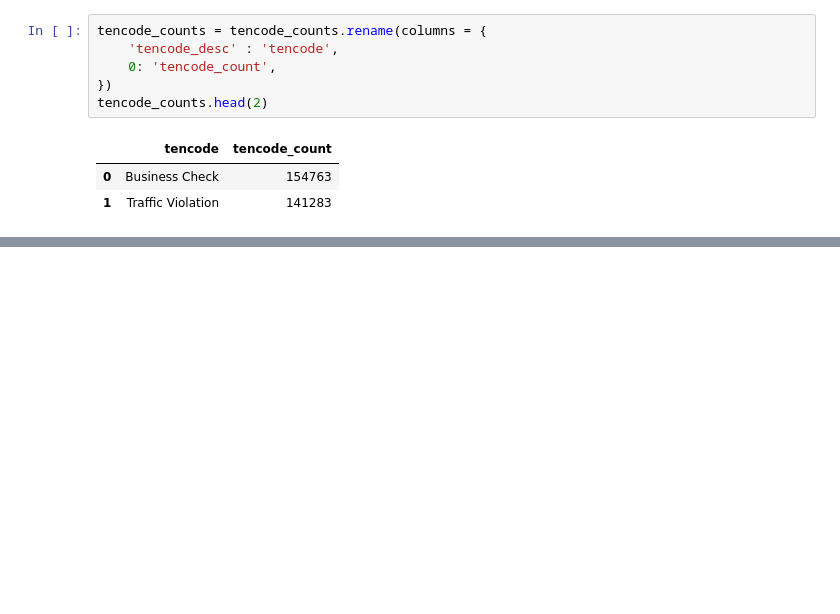
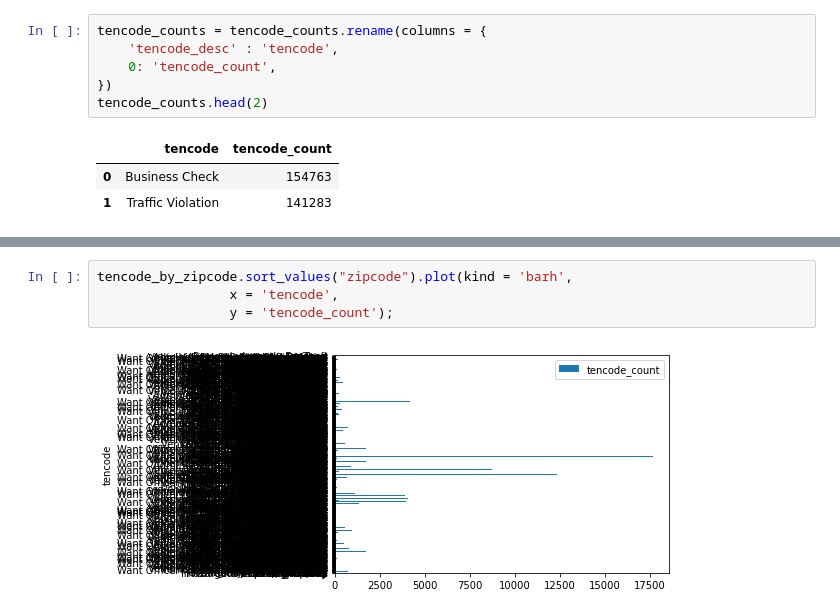
Before and after one commit to theheatherlwalker/NSS-Analytics-Jumpstart-2022-06, a Jupyter notebook: notebooks/hwalker_jumpstart_analysis.ipynb, the cells around one changed output, grey strips where cells are left out. Cells and saved outputs as stored; diff of their text form; blank space fills up the shorter version.

```diff
--- a/notebooks/hwalker_jumpstart_analysis.ipynb
+++ b/notebooks/hwalker_jumpstart_analysis.ipynb
@@ -374,0 +369,6 @@ KeyError: 'zipcode'
+# %%
+tencode_by_zipcode.sort_values("zipcode").plot(kind = 'barh',
+                 x = 'tencode',
+                 y = 'tencode_count');
+# %% [output]
+[figure, added]
```
Also changed, not shown: parts of 49 cells of this notebook.
